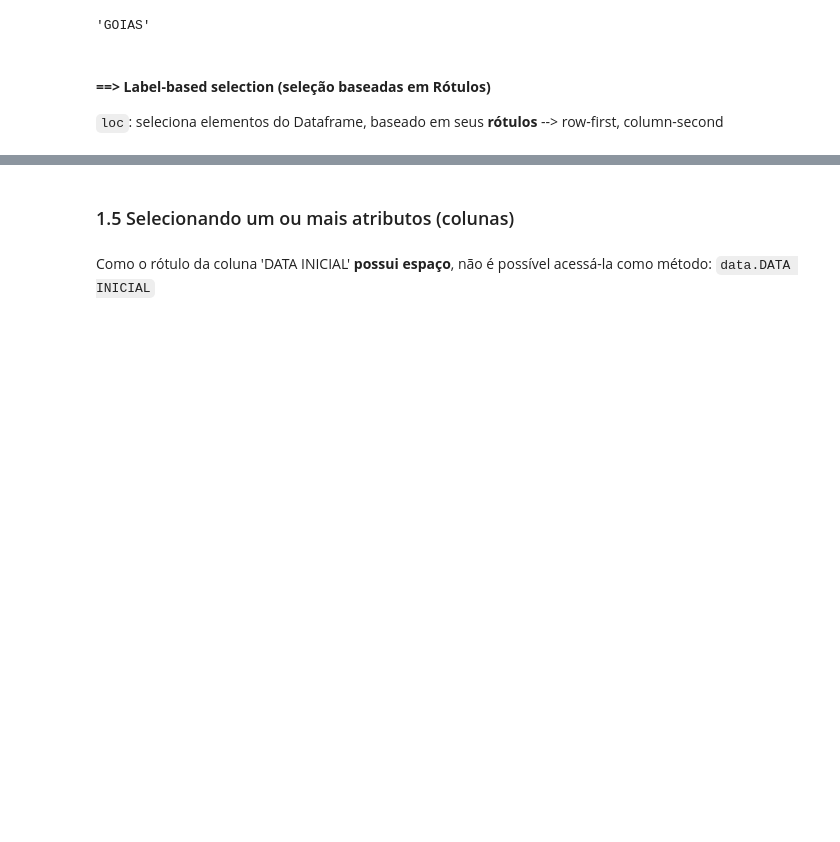
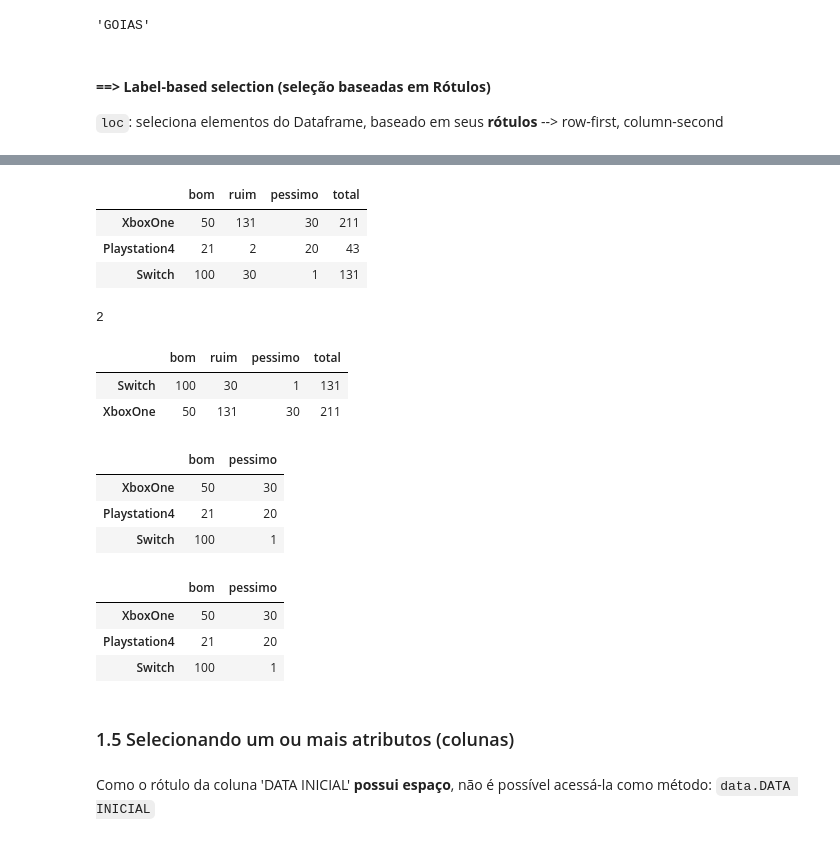
Before and after one commit to GustavoEmanuel901/Pandas-Python, a Jupyter notebook: manipulacao_de_dados_codigo_base.ipynb, the cells around one changed output, grey strips where cells are left out. Cells and saved outputs as stored; diff of their text form; code cells hidden in the pictures; blank space fills up the shorter version.

```diff
--- a/manipulacao_de_dados_codigo_base.ipynb
+++ b/manipulacao_de_dados_codigo_base.ipynb
@@ -718,3 +747,34 @@ data.iloc[1,4]
+# %%
+pesquisa_de_satisfacao
+# %% [output]
+|  | bom | ruim | pessimo | total |
+| XboxOne | 50 | 131 | 30 | 211 |
+| Playstation4 | 21 | 2 | 20 | 43 |
+| Switch | 100 | 30 | 1 | 131 |
+# %%
+pesquisa_de_satisfacao.loc['Playstation4', 'ruim']
+# %% [output]
+2
+# %%
+pesquisa_de_satisfacao.loc[['Switch', 'XboxOne']]
+# %% [output]
+|  | bom | ruim | pessimo | total |
+| Switch | 100 | 30 | 1 | 131 |
+| XboxOne | 50 | 131 | 30 | 211 |
+# %%
+pesquisa_de_satisfacao[['bom', 'pessimo']]
+# %% [output]
+|  | bom | pessimo |
+| XboxOne | 50 | 30 |
+| Playstation4 | 21 | 20 |
+| Switch | 100 | 1 |
+# %%
+pesquisa_de_satisfacao.loc[:, ['bom', 'pessimo']]
+# %% [output]
+|  | bom | pessimo |
+| XboxOne | 50 | 30 |
+| Playstation4 | 21 | 20 |
+| Switch | 100 | 1 |
 # %% [markdown]
 ### 1.5 Selecionando um ou mais atributos (colunas)
 # %% [markdown]
```
Also changed, not shown: parts of 4 cells of this notebook.
